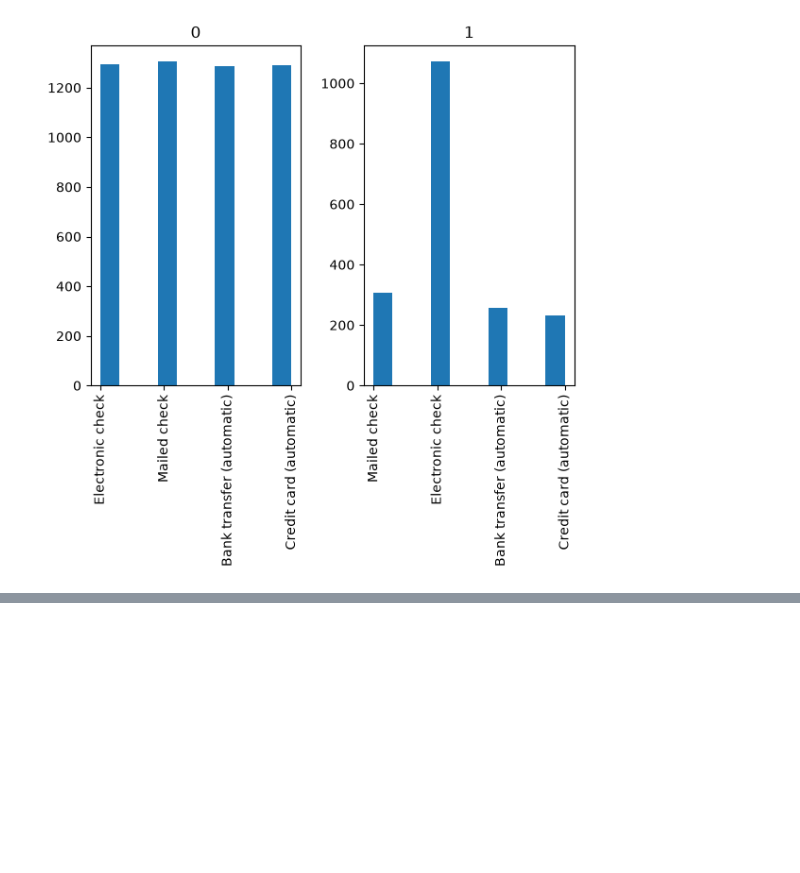
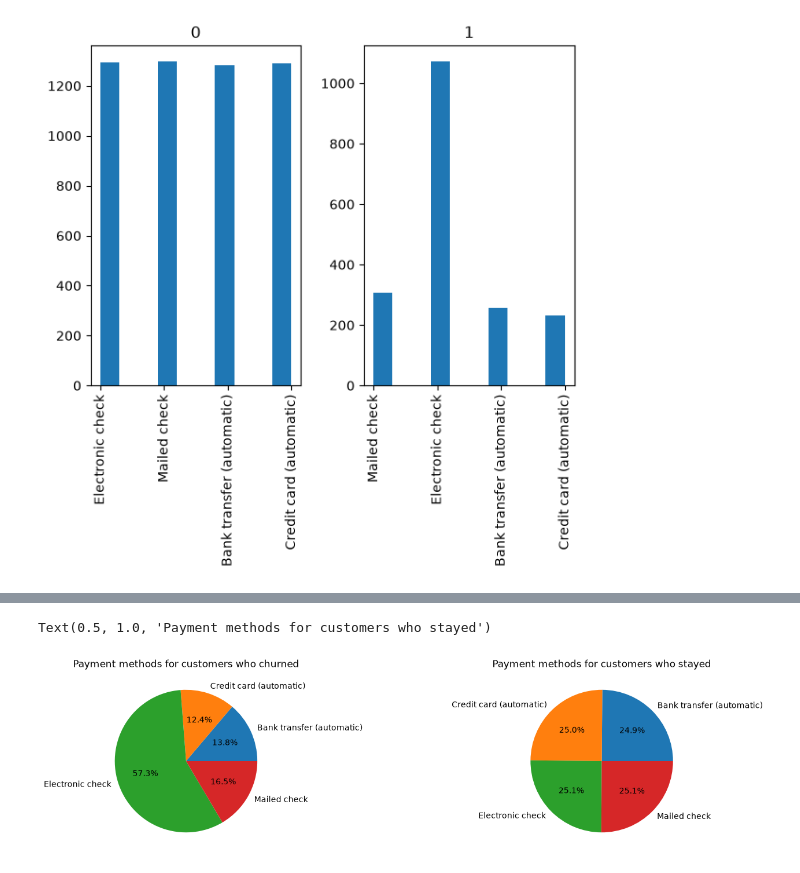
Before and after one commit to Reyal335/Telco-churn-analysis, a Jupyter notebook: notebooks/01_eda.ipynb, the cells around one changed output, grey strips where cells are left out. Cells and saved outputs as stored; diff of their text form; code cells hidden in the pictures; blank space fills up the shorter version.

```diff
--- a/notebooks/01_eda.ipynb
+++ b/notebooks/01_eda.ipynb
@@ -287,0 +223,17 @@ df.to_csv('../data/Telc_customer_churn_cleaned.csv', index=False)
+# %%
+# Payment Methods
+
+churned = df[df['Churn Value'] == 1].groupby('Payment Method')['Count'].count().reset_index()
+stayed = df[df['Churn Value'] == 0].groupby('Payment Method')['Count'].count().reset_index()
+fig, axs = plt.subplots( ncols=2, figsize=(17, 4))
+
+# Payment methods for churned
+axs[0].pie(churned['Count'], labels=churned['Payment Method'], autopct='%1.1f%%')
+axs[0].set_title('Payment methods for customers who churned')
+
+# Payment methods for those stayed
+axs[1].pie(stayed['Count'], labels=stayed['Payment Method'], autopct='%1.1f%%')
+axs[1].set_title('Payment methods for customers who stayed')
+# %% [output]
+Text(0.5, 1.0, 'Payment methods for customers who stayed')
+[figure, added]
```
Also changed, not shown: parts of 27 cells of this notebook, 7 other files.
